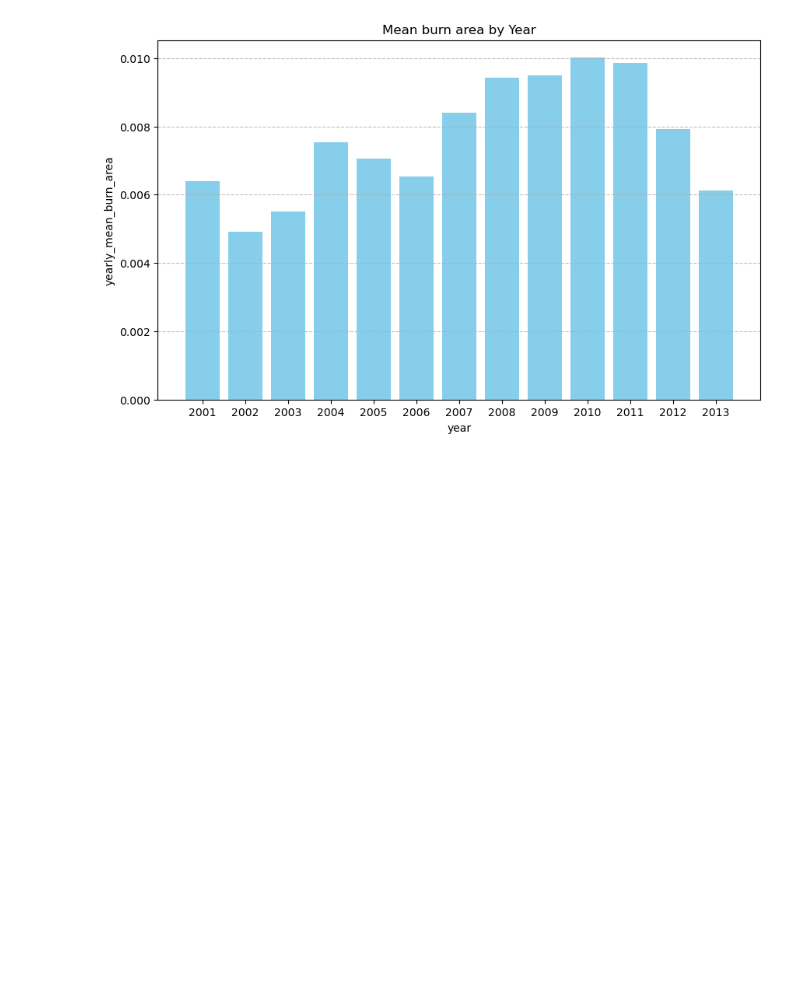
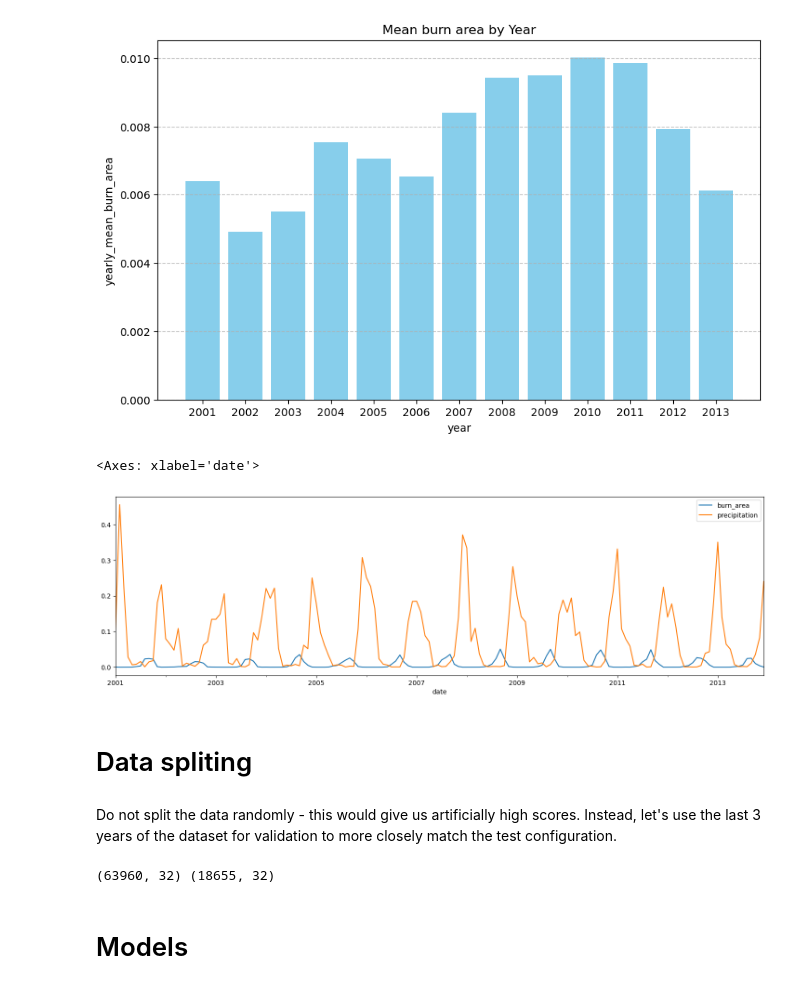
Before and after one commit to JoanChesire/Zindi_Wildfire-Prediction-Challenge, a Jupyter notebook: wildfire_prediction.ipynb, the cells around one changed output. Cells and saved outputs as stored; diff of their text form; code cells hidden in the pictures; blank space fills up the shorter version.

Commit message:
Splitting the train data

```diff
--- a/wildfire_prediction.ipynb
+++ b/wildfire_prediction.ipynb
@@ -314,3 +333,15 @@ plt.grid(axis='y',linestyle='--',alpha=0.8)
 plt.show()
 # %% [output]
 [figure]
+# %%
+# Convert 'burn_area' to numeric, handling non-numeric values
+train_df['burn_area'] = pd.to_numeric(train_df['burn_area'], errors='coerce')
+
+# Now try plotting again
+ax = train_df.groupby('date')['burn_area'].mean().reset_index().plot(y='burn_area', x='date', figsize=(18, 5))
+train_df.groupby('date')['precipitation'].mean().reset_index().plot(y='precipitation', x='date', ax=ax)
+# %% [output]
+<Axes: xlabel='date'>
+[figure, added]
+# %% [markdown]
+# Data spliting
@@ -316,0 +352,10 @@ plt.show()
+# %% [markdown]
+ Do not split the data randomly - this would give us artificially high scores. Instead, let's use the last 3 years of the dataset for validation to more closely match the test configuration.
+# %%
+train = train_copy.loc[train_copy.date < '2011-01-01']
+valid = train_copy.loc[train_copy.date > '2011-01-01']
+print(train.shape, valid.shape)
+# %% [output]
+(63960, 32) (18655, 32)
+# %% [markdown]
+# Models
```
Also changed, not shown: parts of 5 cells of this notebook.
